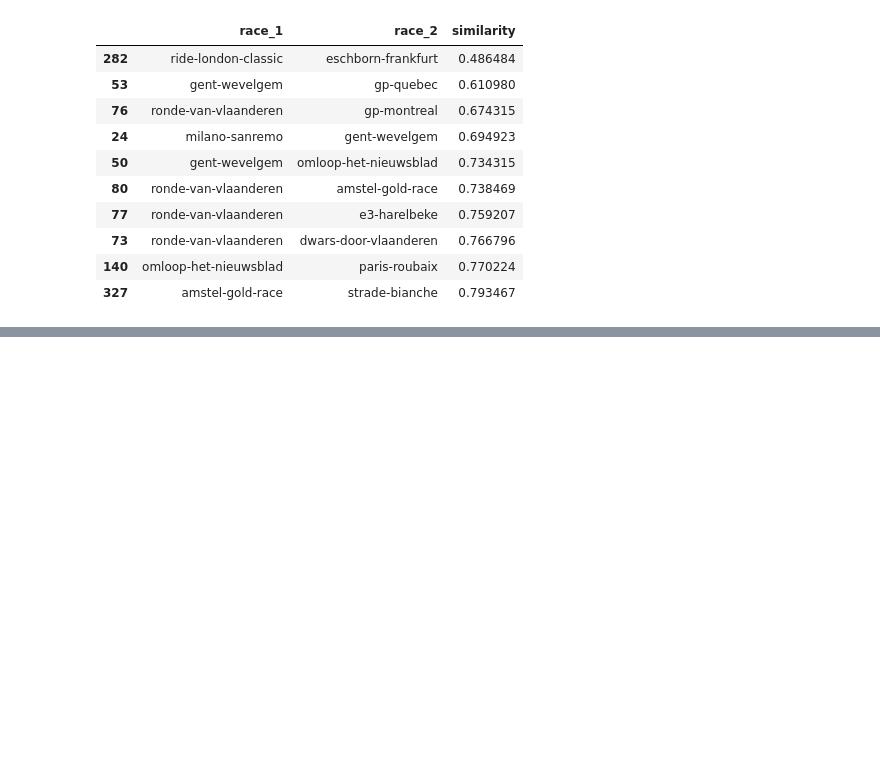
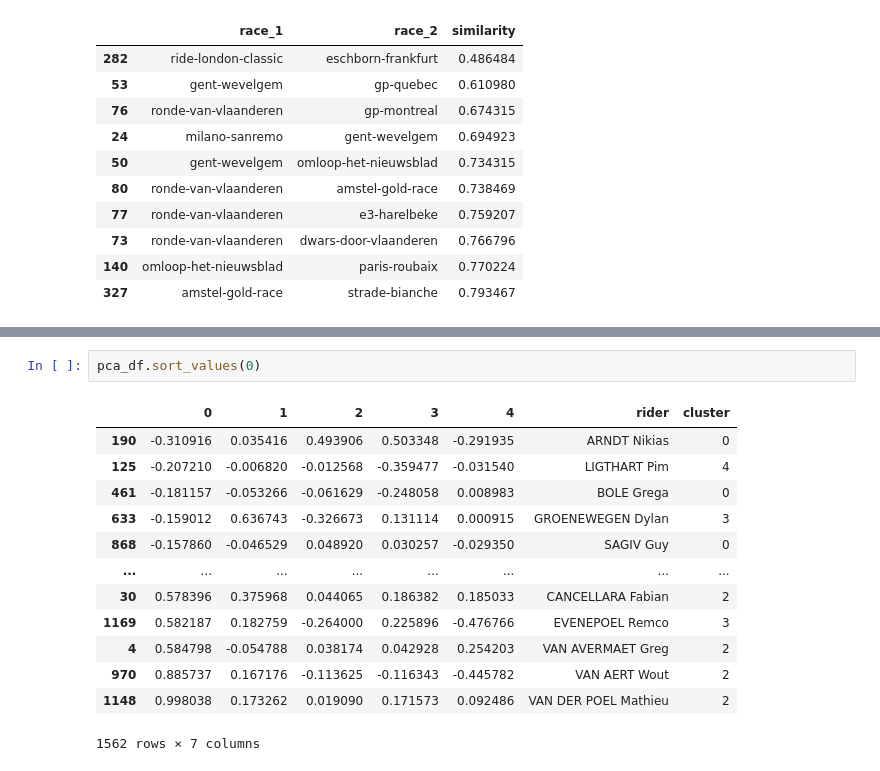
Before and after one commit to baronet2/Bike2Vec, a Jupyter notebook: notebooks/pcs_worldtour_01_analysis.ipynb, the cells around one changed output, grey strips where cells are left out. Saved outputs shown, nothing was run; the diff lists cells and outputs as text; blank space fills up the shorter version.

```diff
--- a/notebooks/pcs_worldtour_01_analysis.ipynb
+++ b/notebooks/pcs_worldtour_01_analysis.ipynb
@@ -212,3 +222,19 @@ cluster
 3    [DÉMARE Arnaud, BOUHANNI Nacer, TRENTIN Matteo...
 4    [KRISTOFF Alexander, VANMARCKE Sep, NIZZOLO Gi...
 Name: rider, dtype: object
+# %%
+pca_df.sort_values(0)
+# %% [output]
+|  | 0 | 1 | 2 | 3 | 4 | rider | cluster |
+| 190 | -0.310916 | 0.035416 | 0.493906 | 0.503348 | -0.291935 | ARNDT Nikias | 0 |
+| 125 | -0.207210 | -0.006820 | -0.012568 | -0.359477 | -0.031540 | LIGTHART Pim | 4 |
+| 461 | -0.181157 | -0.053266 | -0.061629 | -0.248058 | 0.008983 | BOLE Grega | 0 |
+| 633 | -0.159012 | 0.636743 | -0.326673 | 0.131114 | 0.000915 | GROENEWEGEN Dylan | 3 |
+| 868 | -0.157860 | -0.046529 | 0.048920 | 0.030257 | -0.029350 | SAGIV Guy | 0 |
+| ... | ... | ... | ... | ... | ... | ... | ... |
+| 30 | 0.578396 | 0.375968 | 0.044065 | 0.186382 | 0.185033 | CANCELLARA Fabian | 2 |
+| 1169 | 0.582187 | 0.182759 | -0.264000 | 0.225896 | -0.476766 | EVENEPOEL Remco | 3 |
+| 4 | 0.584798 | -0.054788 | 0.038174 | 0.042928 | 0.254203 | VAN AVERMAET Greg | 2 |
+| 970 | 0.885737 | 0.167176 | -0.113625 | -0.116343 | -0.445782 | VAN AERT Wout | 2 |
+| 1148 | 0.998038 | 0.173262 | 0.019090 | 0.171573 | 0.092486 | VAN DER POEL Mathieu | 2 |
+1562 rows × 7 columns
```
Also changed, not shown: parts of 10 cells of this notebook.
